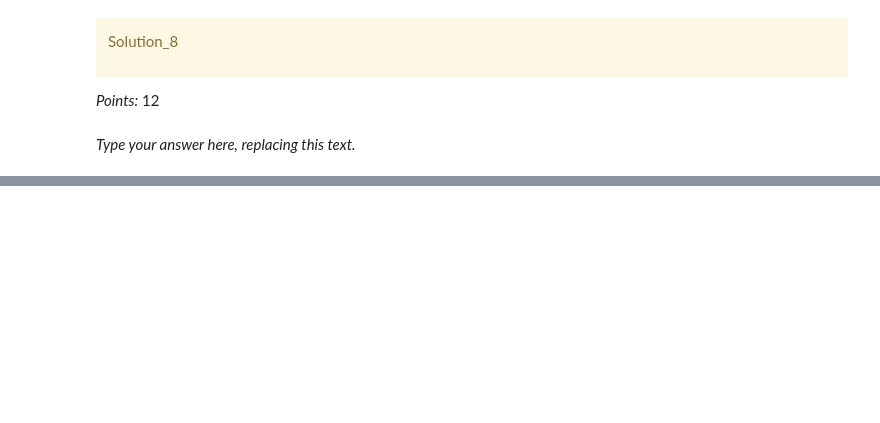
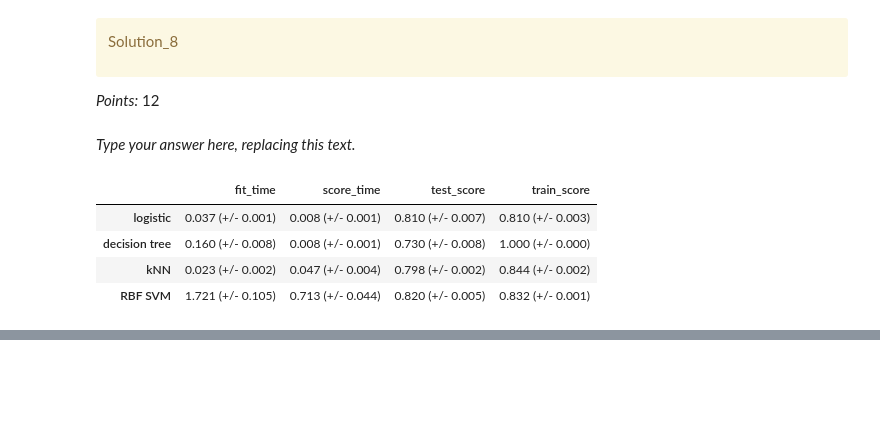
Before and after one commit to parthkumar-patel/hw5, a Jupyter notebook: hw5.ipynb, the cells around one changed output, grey strips where cells are left out. Saved outputs shown, nothing was run; the diff lists cells and outputs as text; code cells hidden in the pictures; blank space fills up the shorter version.

```diff
--- a/hw5.ipynb
+++ b/hw5.ipynb
@@ -402,0 +439,6 @@ Preprocessing steps defined successfully.
+# %%
+categorical_transformer = Pipeline([
+    ('imputer', SimpleImputer(strategy='constant', fill_value=0)),
+    ('onehot', OneHotEncoder(drop='first', sparse_output=False))
+])
+categorical_transformer
@@ -402,0 +448,12 @@ Preprocessing steps defined successfully.
+# %%
+# Create the column transformer
+preprocessor = ColumnTransformer(
+    transformers=[
+        ('num', numeric_transformer, num_features),
+        ('cat', categorical_transformer, cat_features),
+        ('ord', StandardScaler(), ordinal_features)
+    ],
+    remainder='drop'  # Drop any other columns
+)
+
+print("Preprocessing pipeline configured successfully.")
@@ -445,0 +514,8 @@ Baseline Model Accuracy: 0.7788 ± 0.0001
+# %%
+dummy_clf = DummyClassifier(random_state=123)
+pipe = make_pipeline(preprocessor, dummy_clf)
+results_dict["dummy"] = mean_std_cross_val_scores(
+    dummy_clf, X_train, y_train, cv=5, return_train_score=True
+)
+results_df = pd.DataFrame(results_dict).T
+results_df
@@ -520,0 +678,19 @@ _Type your answer here, replacing this text._
+# %%
+models = {
+    "decision tree": DecisionTreeClassifier(random_state=123),
+    "kNN": KNeighborsClassifier(),
+    "RBF SVM": SVC(random_state=123),
+}
+# %%
+for key in models:
+    pipe = make_pipeline(preprocessor, models[key])
+    results_dict[key] = mean_std_cross_val_scores(pipe, X_train, y_train, cv=5, return_train_score=True)
+
+income_pred_results_df = pd.DataFrame(results_dict).T
+income_pred_results_df
+# %% [output]
+|  | fit_time | score_time | test_score | train_score |
+| logistic | 0.037 (+/- 0.001) | 0.008 (+/- 0.001) | 0.810 (+/- 0.007) | 0.810 (+/- 0.003) |
+| decision tree | 0.160 (+/- 0.008) | 0.008 (+/- 0.001) | 0.730 (+/- 0.008) | 1.000 (+/- 0.000) |
+| kNN | 0.023 (+/- 0.002) | 0.047 (+/- 0.004) | 0.798 (+/- 0.002) | 0.844 (+/- 0.002) |
+| RBF SVM | 1.721 (+/- 0.105) | 0.713 (+/- 0.044) | 0.820 (+/- 0.005) | 0.832 (+/- 0.001) |
```
Also changed, not shown: parts of 37 cells of this notebook, 1 other file.
